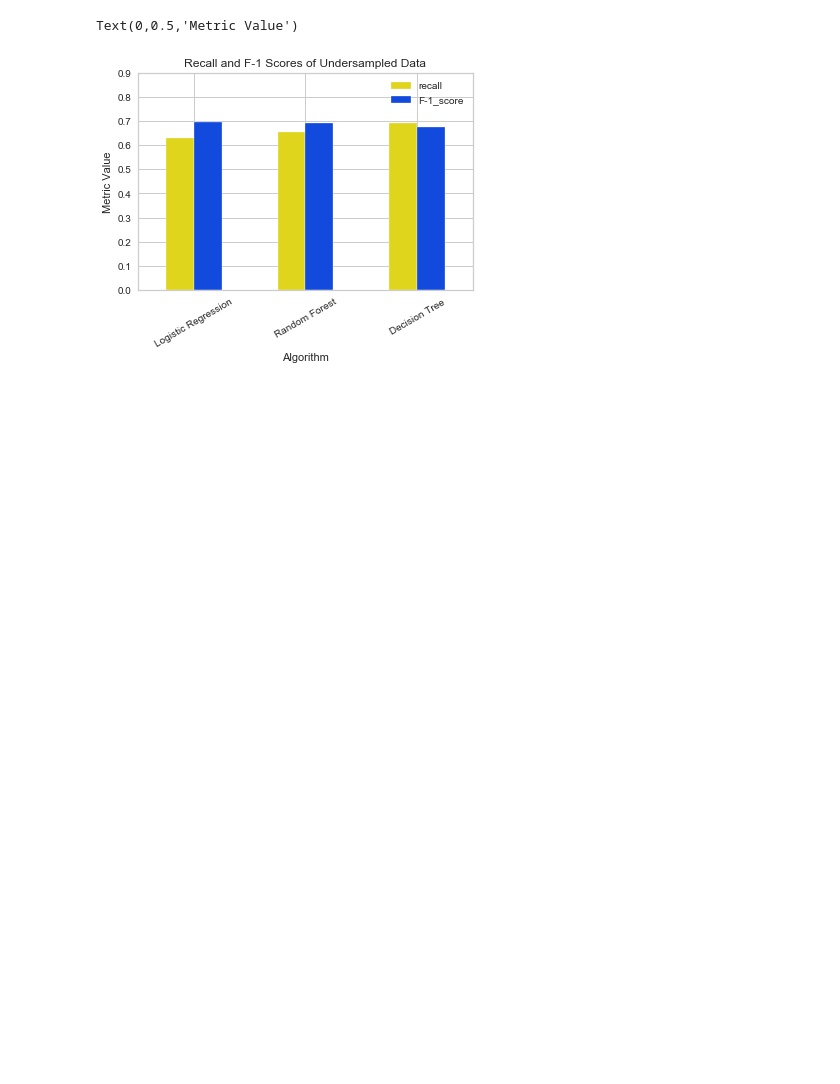
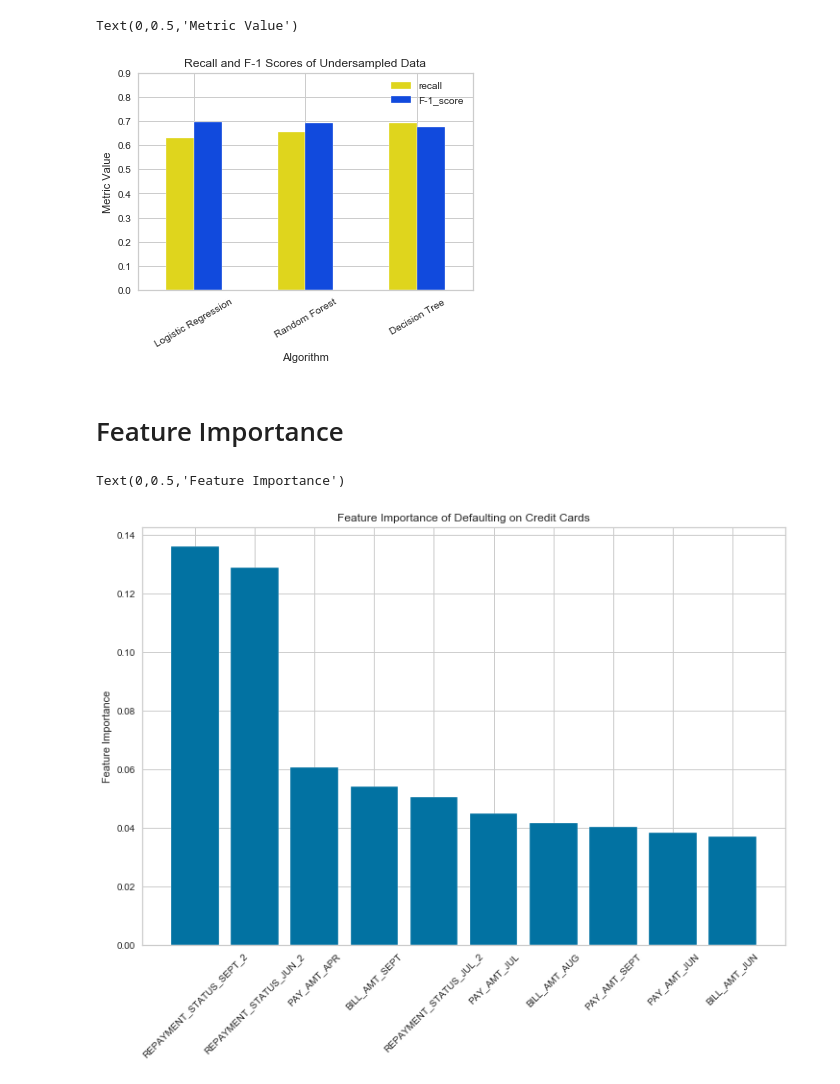
Before and after one commit to nt-ds/default-of-credit-card-clients, a Jupyter notebook: notebooks/Credit-Card-Default.ipynb, the cells around one changed output. Drawn from its saved outputs; the diff is of its cells as text; code cells hidden in the pictures; blank space fills up the shorter version.

Commit message:
added feature importance information

```diff
--- a/notebooks/Credit-Card-Default.ipynb
+++ b/notebooks/Credit-Card-Default.ipynb
@@ -282,3 +282,19 @@ plt.ylabel("Metric Value")
 # %% [output]
 Text(0,0.5,'Metric Value')
 [figure]
+# %% [markdown]
+# Feature Importance
+# %%
+feature_importances = t_us_dt_gs.best_estimator_.feature_importances_
+feature_names = X_under_sampled_train.columns
+features_list = list(zip(feature_names, feature_importances))
+features_list.sort(key=lambda kv: kv[1], reverse=True)
+# %%
+plt.figure(figsize=(12,8))
+plt.bar(*zip(*features_list[:10]))
+plt.xticks(rotation=45)
+plt.title("Feature Importance of Defaulting on Credit Cards")
+plt.ylabel("Feature Importance")
+# %% [output]
+Text(0,0.5,'Feature Importance')
+[figure, added]
```
Also changed, not shown: parts of 1 cell of this notebook.
